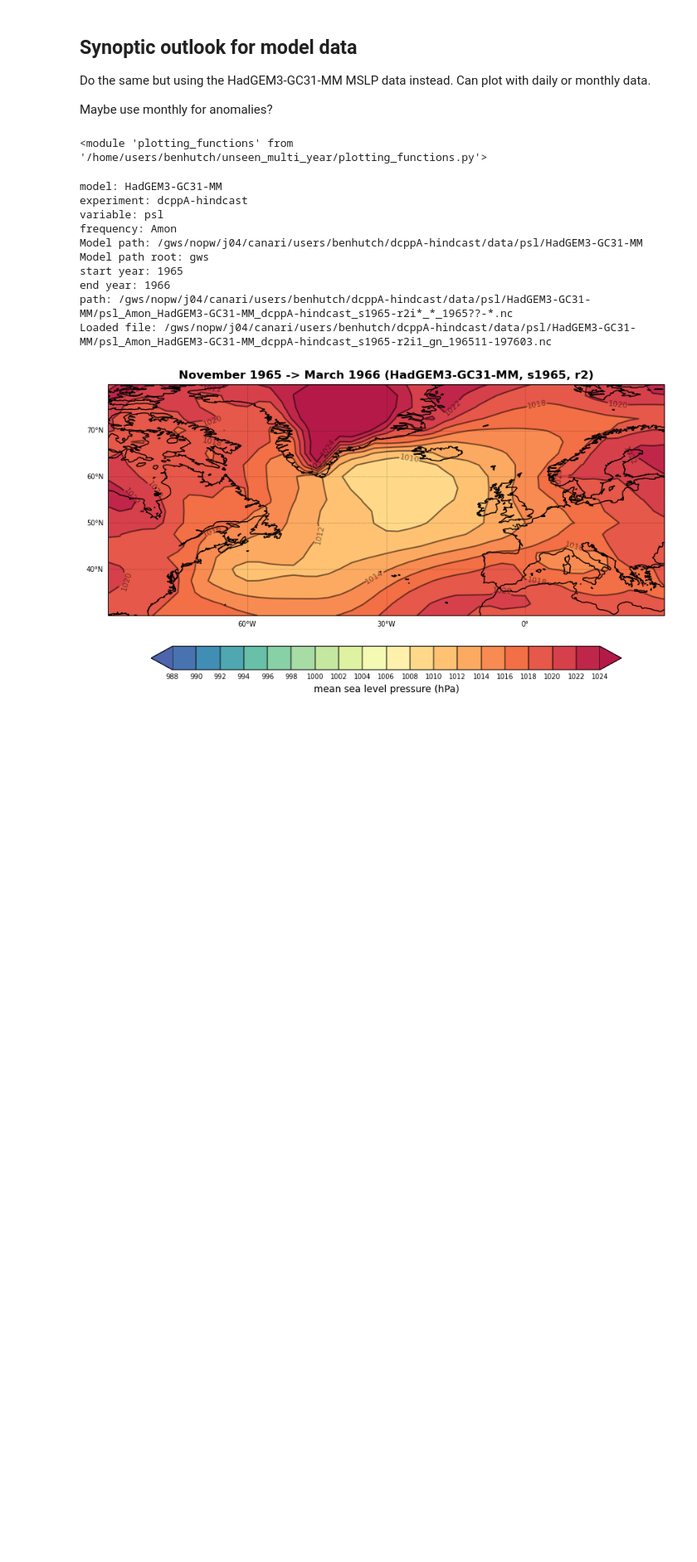
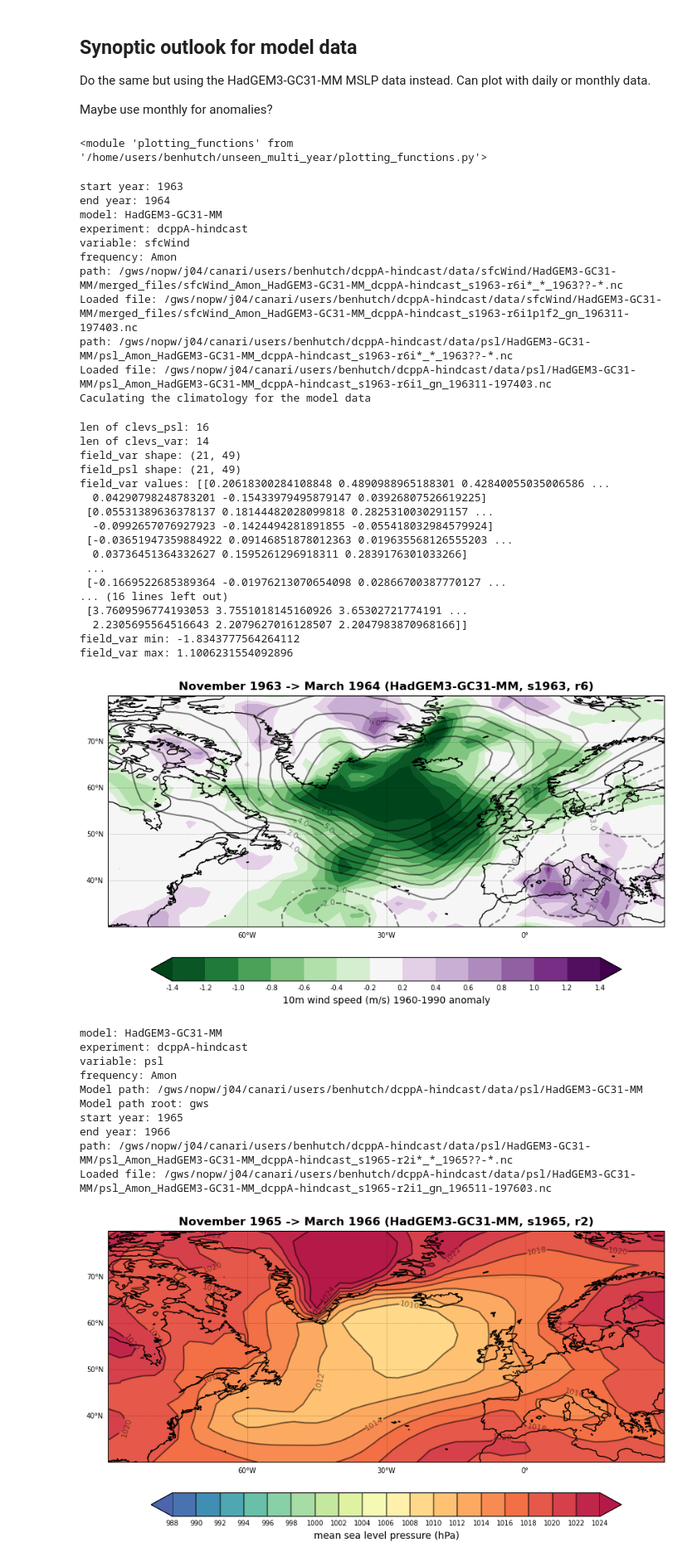
Before and after one commit to benhutchmet/unseen_multi_year, a Jupyter notebook: exploring_ind_events.ipynb, the cells around one changed output. Shown at 83% size. Cells and saved outputs as stored; diff of their text form; code cells hidden in the pictures; blank space fills up the shorter version.

Commit message:
plotting surface variables for model data

```diff
--- a/exploring_ind_events.ipynb
+++ b/exploring_ind_events.ipynb
@@ -582,3 +582,43 @@ from plotting_functions import plot_mslp_anoms_model
+# %%
+# test the new function
+plot_mslp_var_model(
+    start_date="1963-11-01",
+    end_date="1964-03-30",
+    member="6",
+    title="November 1963 -> March 1964 (HadGEM3-GC31-MM, s1963, r6)",
+    sf_variable="sfcWind",
+    calc_anoms=True,
+)
+# %% [output]
+start year: 1963
+end year: 1964
+model: HadGEM3-GC31-MM
+experiment: dcppA-hindcast
+variable: sfcWind
+frequency: Amon
+path: /gws/nopw/j04/canari/users/benhutch/dcppA-hindcast/data/sfcWind/HadGEM3-GC31-MM/merged_files/sfcWind_Amon_HadGEM3-GC31-MM_dcppA-hindcast_s1963-r6i*_*_1963??-*.nc
+Loaded file: /gws/nopw/j04/canari/users/benhutch/dcppA-hindcast/data/sfcWind/HadGEM3-GC31-MM/merged_files/sfcWind_Amon_HadGEM3-GC31-MM_dcppA-hindcast_s1963-r6i1p1f2_gn_196311-197403.nc
+path: /gws/nopw/j04/canari/users/benhutch/dcppA-hindcast/data/psl/HadGEM3-GC31-MM/psl_Amon_HadGEM3-GC31-MM_dcppA-hindcast_s1963-r6i*_*_1963??-*.nc
+Loaded file: /gws/nopw/j04/canari/users/benhutch/dcppA-hindcast/data/psl/HadGEM3-GC31-MM/psl_Amon_HadGEM3-GC31-MM_dcppA-hindcast_s1963-r6i1_gn_196311-197403.nc
+Caculating the climatology for the model data
+len of clevs_psl: 16
+len of clevs_var: 14
+field_var shape: (21, 49)
+field_psl shape: (21, 49)
+field_var values: [[0.20618300284108848 0.4890988965188301 0.42840055035006586 ...
+  0.04290798248783201 -0.15433979495879147 0.03926807526619225]
+ [0.05531389636378137 0.18144482028099818 0.2825310030291157 ...
+  -0.0992657076927923 -0.1424494281891855 -0.055418032984579924]
+ [-0.03651947359884922 0.09146851878012363 0.019635568126555203 ...
+  0.03736451364332627 0.1595261296918311 0.2839176301033266]
+ ...
+ [-0.1669522685389364 -0.01976213070654098 0.02866700387770127 ...
+... (16 lines left out)
+ [3.7609596774193053 3.7551018145160926 3.65302721774191 ...
+  2.2305695564516643 2.2079627016128507 2.2047983870968166]]
+field_var min: -1.8343777564264112
+field_var max: 1.1006231554092896
+[figure, added]
 # %%
 # test the function
 plot_mslp_anoms_model(
```
Also changed, not shown: parts of 1 cell of this notebook, 1 other file.
